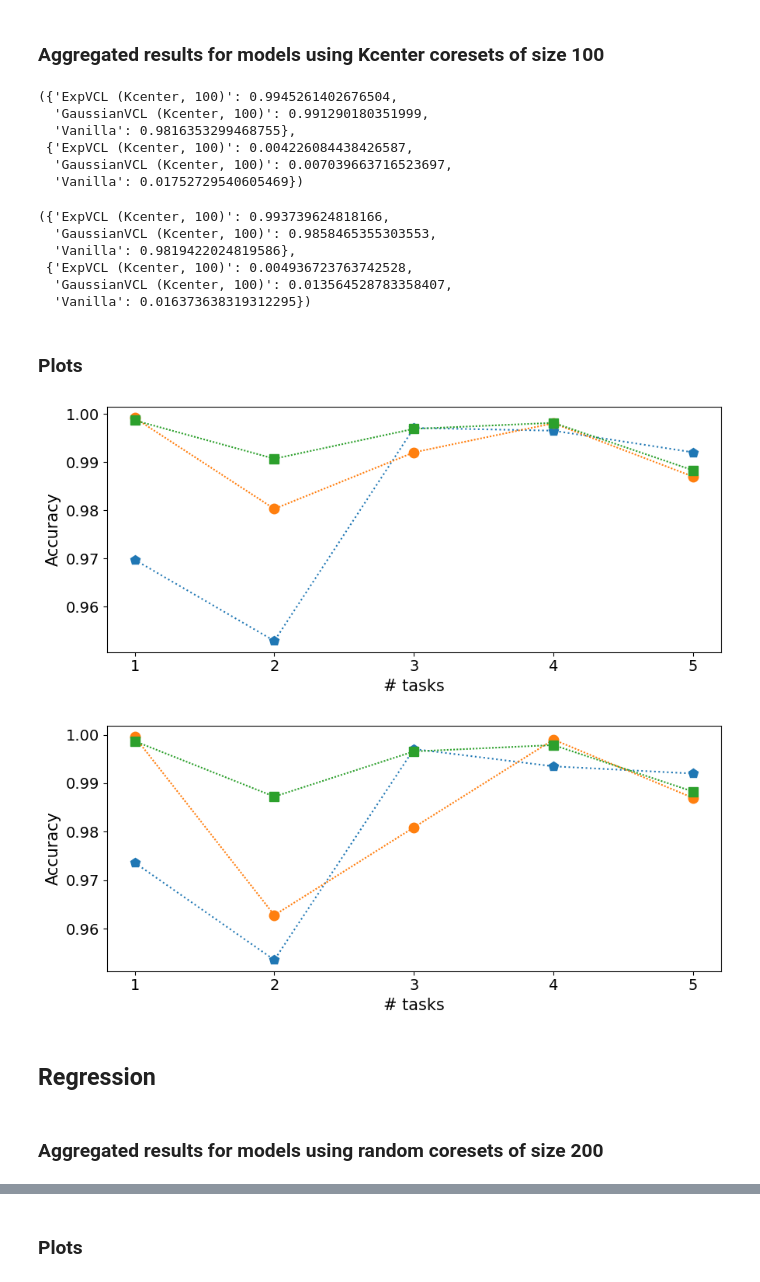
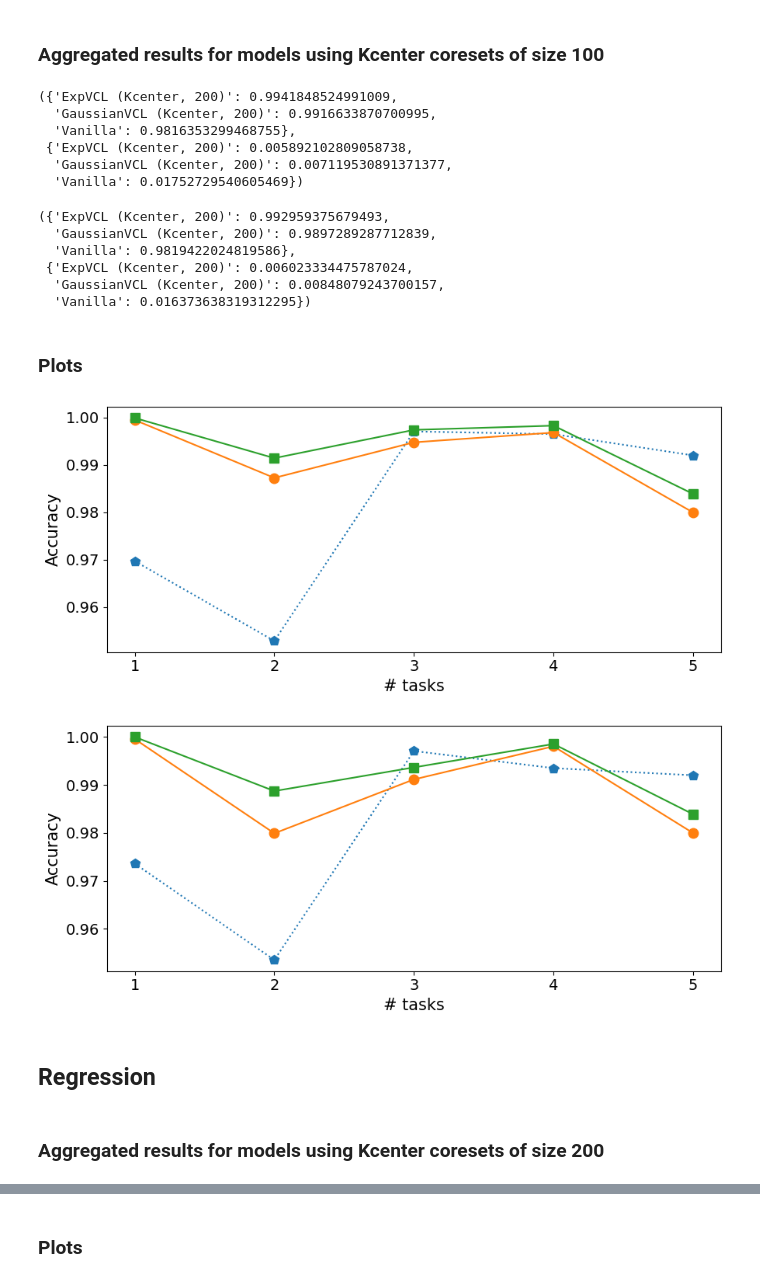
Before and after one commit to 7angel4/VCL-extensions, a Jupyter notebook: experiments.ipynb, the cells around one changed output, grey strips where cells are left out. Drawn from its saved outputs; the diff is of its cells as text; code cells hidden in the pictures.

```diff
--- a/experiments.ipynb
+++ b/experiments.ipynb
@@ -80,37 +80,37 @@ cla_results, cla_std = run_experiment_multi(configs=configs, task_type='classifi
 # %%
 # Mean lifetime test accuracies
 mean_aggr_results(cla_results, aggr='all', ret_std=True,
-                  mname_filter=(lambda m: 'Kcenter, 100' in m or m == VANILLA_MODEL))
+                  mname_filter=(lambda m: 'Kcenter, 200' in m or m == VANILLA_MODEL))
 # %% [output]
-({'ExpVCL (Kcenter, 100)': 0.9945261402676504,
-  'GaussianVCL (Kcenter, 100)': 0.991290180351999,
+({'ExpVCL (Kcenter, 200)': 0.9941848524991009,
+  'GaussianVCL (Kcenter, 200)': 0.9916633870700995,
   'Vanilla': 0.9816353299468755},
- {'ExpVCL (Kcenter, 100)': 0.004226084438426587,
-  'GaussianVCL (Kcenter, 100)': 0.007039663716523697,
+ {'ExpVCL (Kcenter, 200)': 0.005892102809058738,
+  'GaussianVCL (Kcenter, 200)': 0.007119530891371377,
   'Vanilla': 0.01752729540605469})
 # %%
 # Mean final test accuracies
 mean_aggr_results(cla_results, aggr='final', ret_std=True,
-                  mname_filter=(lambda m: 'Kcenter, 100' in m or m == VANILLA_MODEL))
+                  mname_filter=(lambda m: 'Kcenter, 200' in m or m == VANILLA_MODEL))
 # %% [output]
-({'ExpVCL (Kcenter, 100)': 0.993739624818166,
-  'GaussianVCL (Kcenter, 100)': 0.9858465355303553,
+({'ExpVCL (Kcenter, 200)': 0.992959375679493,
+  'GaussianVCL (Kcenter, 200)': 0.9897289287712839,
   'Vanilla': 0.9819422024819586},
- {'ExpVCL (Kcenter, 100)': 0.004936723763742528,
-  'GaussianVCL (Kcenter, 100)': 0.013564528783358407,
+ {'ExpVCL (Kcenter, 200)': 0.006023334475787024,
+  'GaussianVCL (Kcenter, 200)': 0.00848079243700157,
   'Vanilla': 0.016373638319312295})
 # %% [markdown]
 ### Plots
 # %%
 plot_mean_results(ExperimentConfig(task_type='classification'), cla_results,
-                  mname_filter=(lambda m: 'Kcenter, 100' in m or m == VANILLA_MODEL),
+                  mname_filter=(lambda m: 'Kcenter, 200' in m or m == VANILLA_MODEL),
                   loc=None, bbox_to_anchor=None, figsize=(9,4), legend=False)
 plot_final_results(ExperimentConfig(task_type='classification'), cla_results,
-                   mname_filter=(lambda m: 'Kcenter, 100' in m or m == VANILLA_MODEL),
+                   mname_filter=(lambda m: 'Kcenter, 200' in m or m == VANILLA_MODEL),
                    loc=None, bbox_to_anchor=None, figsize=(9,4), legend=False)
 # %% [output]
-[figure, old version]
+[figure, new version]
-[figure, old version]
+[figure, new version]
 # %% [markdown]
 ## Regression
 # %%
@@ -119,7 +119,7 @@ np.random.seed(77)
 configs = get_all_configs('regression')
 reg_results, reg_std = run_experiment_multi(configs=configs, task_type='regression')
 # %% [markdown]
-### Aggregated results for models using random coresets of size 200
+### Aggregated results for models using Kcenter coresets of size 200
 # %%
 # Mean lifetime test RMSEs
 mean_aggr_results(reg_results, aggr='all', ret_std=True,
```
Also changed, not shown: parts of 6 cells of this notebook, 7 other files.
